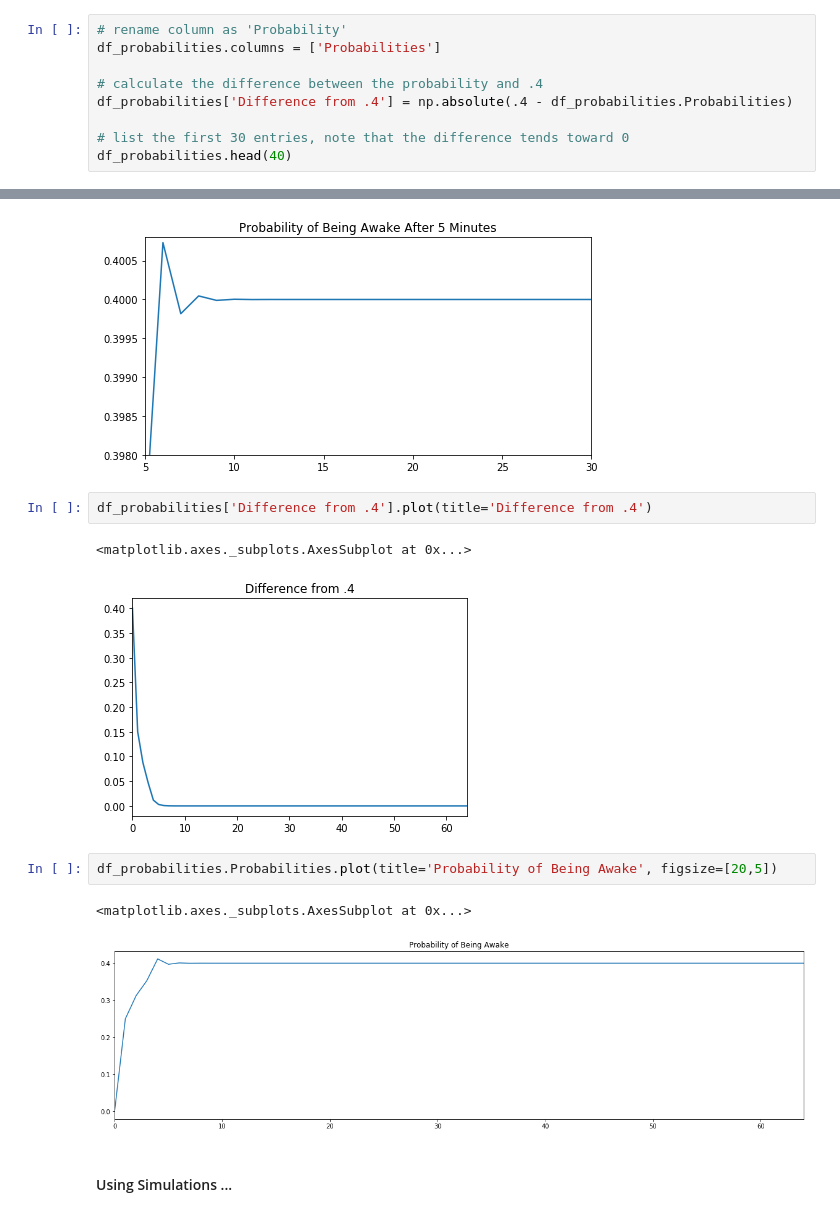
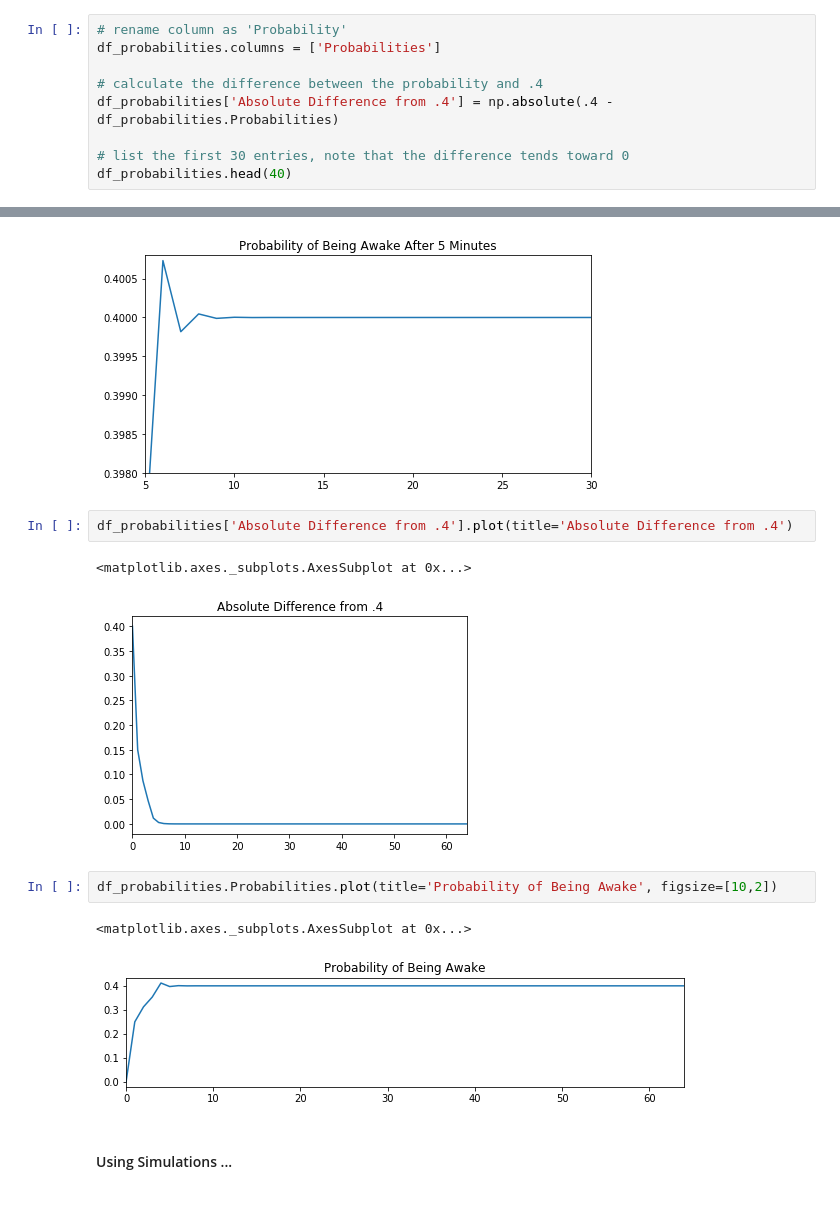
Before and after one commit to ekuo651/Fun-Probability-Problems, a Jupyter notebook: Insomniac/Insomniac.ipynb, the cells around one changed output, grey strips where cells are left out. Saved outputs shown, nothing was run; the diff lists cells and outputs as text.

```diff
--- a/Insomniac/Insomniac.ipynb
+++ b/Insomniac/Insomniac.ipynb
@@ -43,7 +42,7 @@ df_probabilities = pd.DataFrame(probabilities)
 df_probabilities.columns = ['Probabilities']
 
 # calculate the difference between the probability and .4
-df_probabilities['Difference from .4'] = np.absolute(.4 - df_probabilities.Probabilities)
+df_probabilities['Absolute Difference from .4'] = np.absolute(.4 - df_probabilities.Probabilities)
 
 # list the first 30 entries, note that the difference tends toward 0
 df_probabilities.head(40)
@@ -71,15 +70,15 @@ df_probabilities.Probabilities.plot(title='Probability of Being Awake After 5 Mi
 <matplotlib.axes._subplots.AxesSubplot at 0x...>
 [figure]
 # %%
-df_probabilities['Difference from .4'].plot(title='Difference from .4')
+df_probabilities['Absolute Difference from .4'].plot(title='Absolute Difference from .4')
 # %% [output]
 <matplotlib.axes._subplots.AxesSubplot at 0x...>
-[figure, old version]
+[figure, new version]
 # %%
-df_probabilities.Probabilities.plot(title='Probability of Being Awake', figsize=[20,5])
+df_probabilities.Probabilities.plot(title='Probability of Being Awake', figsize=[10,2])
 # %% [output]
 <matplotlib.axes._subplots.AxesSubplot at 0x...>
-[figure, old version]
+[figure, new version]
 # %% [markdown]
 #### Using Simulations ...
 # %%
```
Also changed, not shown: parts of 5 cells of this notebook.
